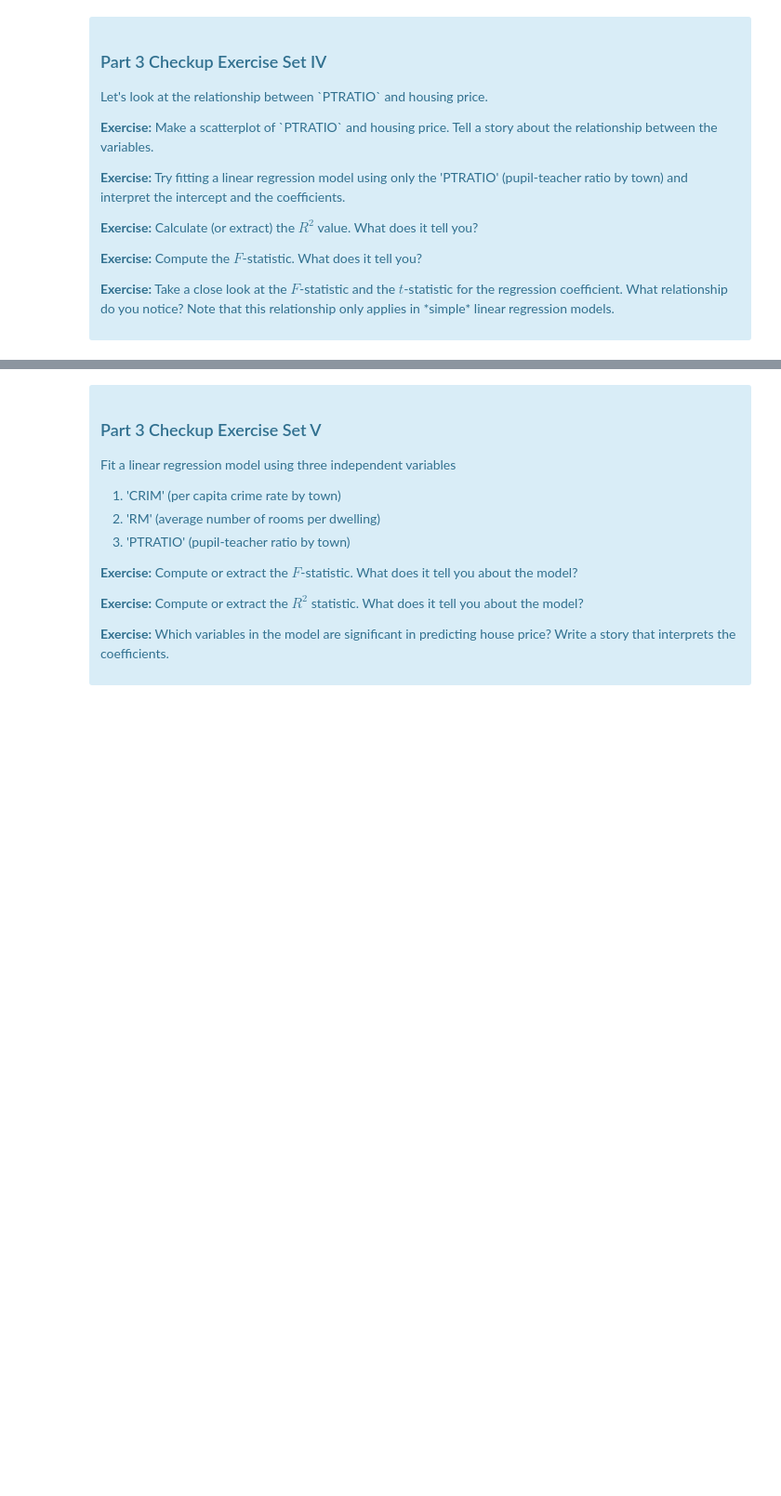
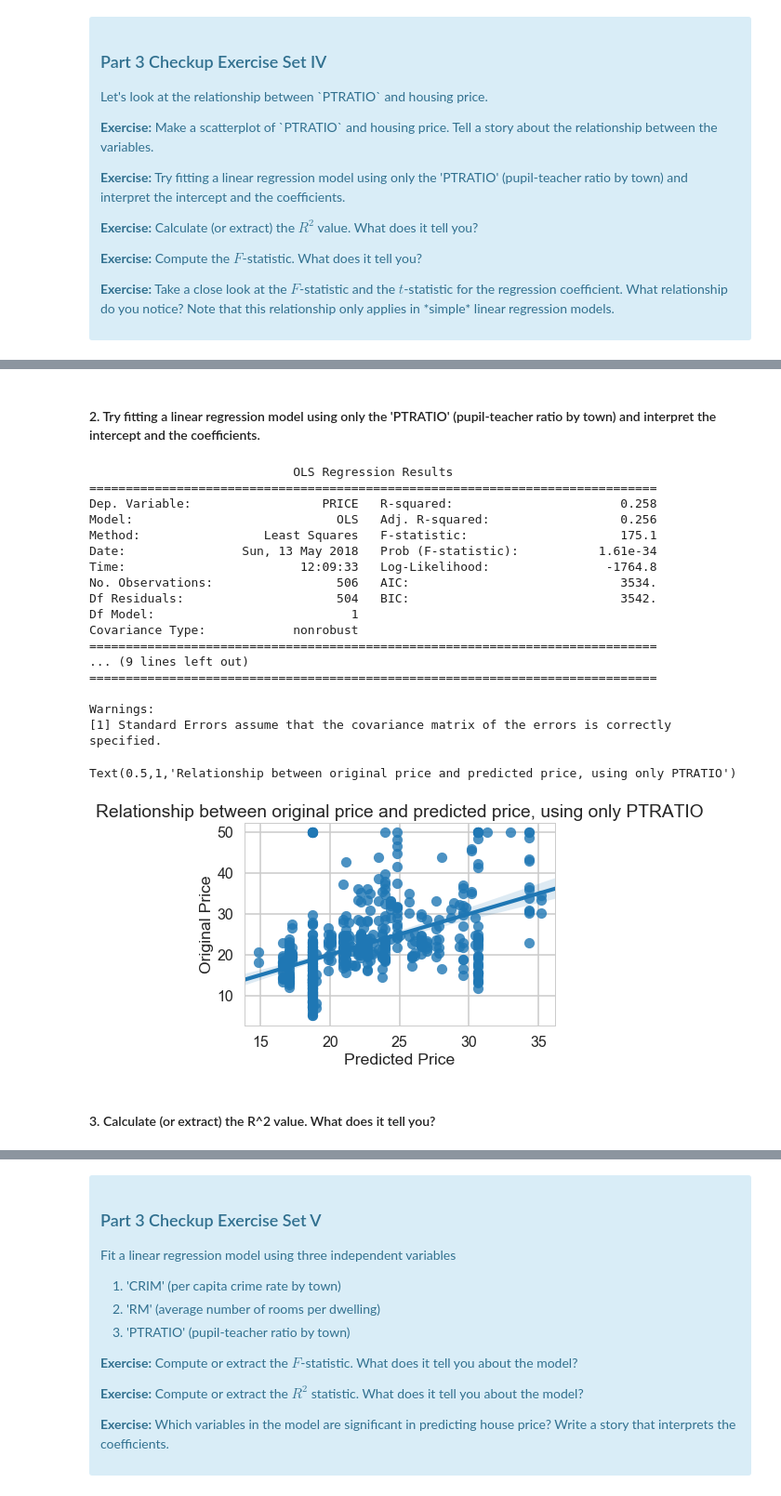
Before and after one commit to sanjogh777/Springboard, a Jupyter notebook: Machine Learning/linear_regression/Mini_Project_Linear_Regression.ipynb, the cells around one changed output, grey strips where cells are left out. Shown at 93% size. Cells and saved outputs as stored; diff of their text form; code cells hidden in the pictures; blank space fills up the shorter version.

```diff
--- a/Machine Learning/linear_regression/Mini_Project_Linear_Regression.ipynb
+++ b/Machine Learning/linear_regression/Mini_Project_Linear_Regression.ipynb
@@ -710,0 +730,31 @@ Once we compute the $F$-statistic, we can use the $F$-distribution with $N-K$ an
+# %% [markdown]
+#### 2. Try fitting a linear regression model using only the 'PTRATIO' (pupil-teacher ratio by town) and interpret the intercept and the coefficients.
+# %%
+m_PTRATIO = ols('PRICE ~ PTRATIO',bos).fit()
+print(m_PTRATIO.summary())
+sns.regplot(y="PRICE", x=m_PTRATIO.fittedvalues, data=bos, fit_reg = True)
+_ = plt.ylabel('Original Price')
+_ = plt.xlabel('Predicted Price')
+plt.title('Relationship between original price and predicted price, using only PTRATIO')
+# %% [output]
+                            OLS Regression Results
+==============================================================================
+Dep. Variable:                  PRICE   R-squared:                       0.258
+Model:                            OLS   Adj. R-squared:                  0.256
+Method:                 Least Squares   F-statistic:                     175.1
+Date:                Sun, 13 May 2018   Prob (F-statistic):           1.61e-34
+Time:                        12:09:33   Log-Likelihood:                -1764.8
+No. Observations:                 506   AIC:                             3534.
+Df Residuals:                     504   BIC:                             3542.
+Df Model:                           1
+Covariance Type:            nonrobust
+==============================================================================
+... (9 lines left out)
+==============================================================================
+
+Warnings:
+[1] Standard Errors assume that the covariance matrix of the errors is correctly specified.
+Text(0.5,1,'Relationship between original price and predicted price, using only PTRATIO')
+[figure, added]
+# %% [markdown]
+#### 3. Calculate (or extract) the  R^2  value. What does it tell you?
```
Also changed, not shown: parts of 44 cells of this notebook.
